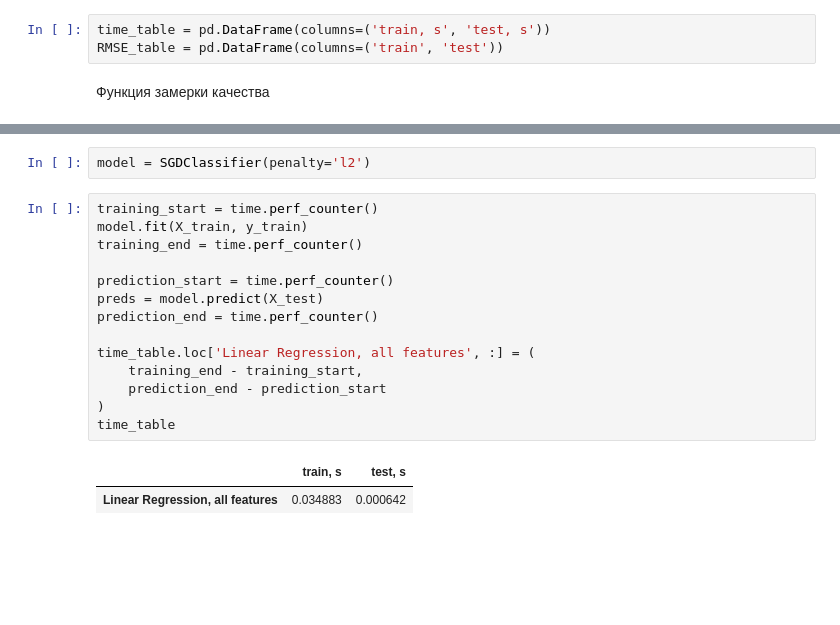
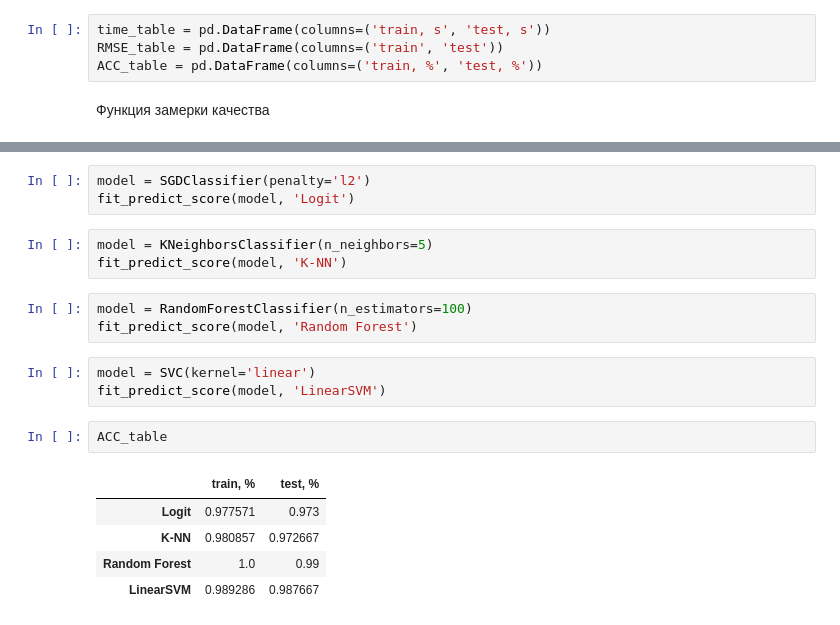
Before and after one commit to shustrov38/neimark_ml_course, a Jupyter notebook: hw1/src/main.ipynb, the cells around one changed output, grey strips where cells are left out. Cells and saved outputs as stored; diff of their text form; blank space fills up the shorter version.

```diff
--- a/hw1/src/main.ipynb
+++ b/hw1/src/main.ipynb
@@ -440,5 +474,6 @@ X_train, X_test, y_train, y_test = train_test_split(X, y, test_size=0.3)
 # %%
 time_table = pd.DataFrame(columns=('train, s', 'test, s'))
 RMSE_table = pd.DataFrame(columns=('train', 'test'))
+ACC_table = pd.DataFrame(columns=('train, %', 'test, %'))
 # %% [markdown]
 Функция замерки качества
@@ -450,19 +507,20 @@ def fit_predict_score(model, model_name: str):
 # %%
 model = SGDClassifier(penalty='l2')
+fit_predict_score(model, 'Logit')
-# %%
-training_start = time.perf_counter()
-model.fit(X_train, y_train)
-training_end = time.perf_counter()
-
-prediction_start = time.perf_counter()
-preds = model.predict(X_test)
-prediction_end = time.perf_counter()
-
-time_table.loc['Linear Regression, all features', :] = (
-    training_end - training_start,
-    prediction_end - prediction_start
-)
-time_table
-# %% [output]
-|  | train, s | test, s |
-| Linear Regression, all features | 0.034883 | 0.000642 |
+# %%
+model = KNeighborsClassifier(n_neighbors=5)
+fit_predict_score(model, 'K-NN')
+# %%
+model = RandomForestClassifier(n_estimators=100)
+fit_predict_score(model, 'Random Forest')
+# %%
+model = SVC(kernel='linear')
+fit_predict_score(model, 'LinearSVM')
+# %%
+ACC_table
+# %% [output]
+|  | train, % | test, % |
+| Logit | 0.977571 | 0.973 |
+| K-NN | 0.980857 | 0.972667 |
+| Random Forest | 1.0 | 0.99 |
+| LinearSVM | 0.989286 | 0.987667 |
```
Also changed, not shown: parts of 20 cells of this notebook.
